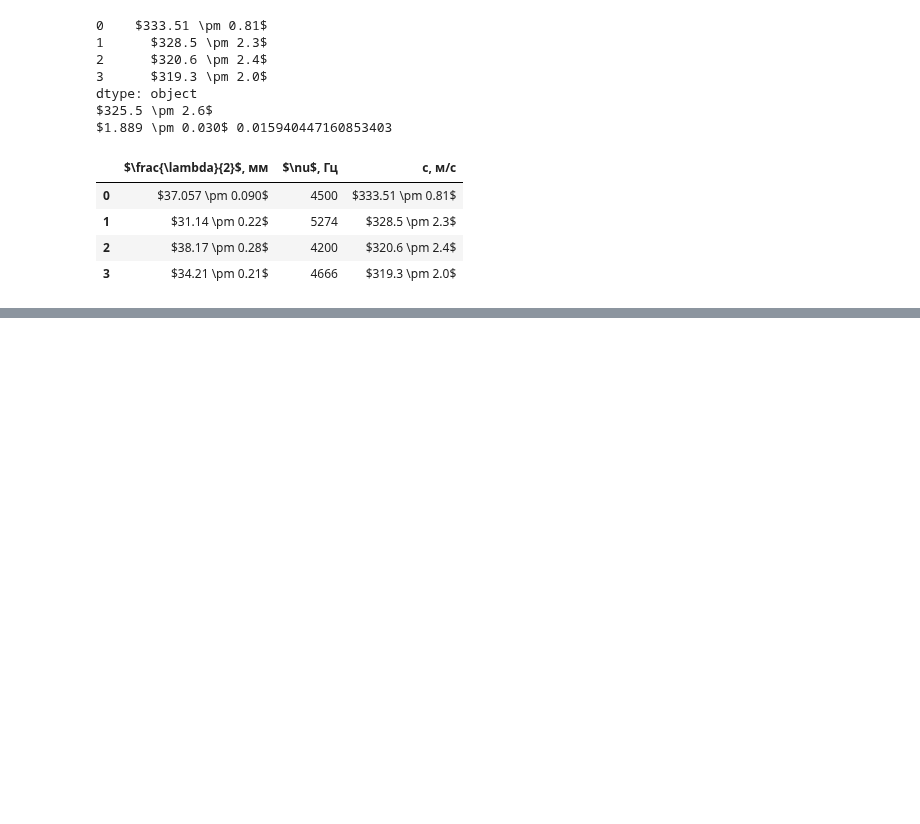
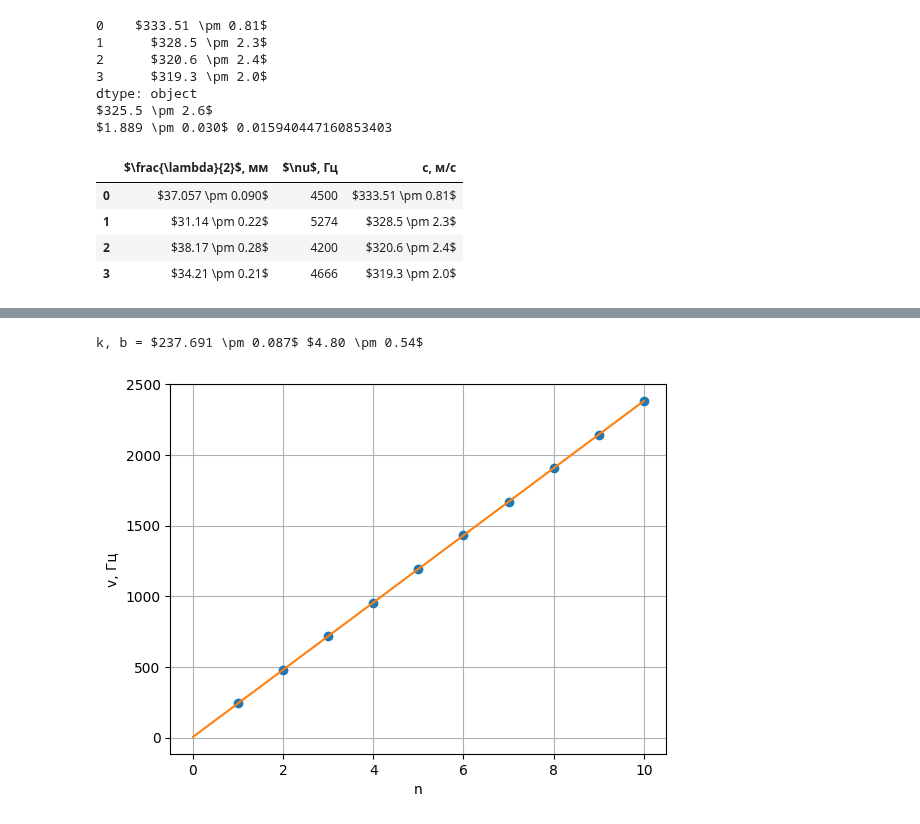
Before and after one commit to RedBrean/term2, a Jupyter notebook: labs/213.ipynb, the cells around one changed output, grey strips where cells are left out. Cells and saved outputs as stored; diff of their text form; code cells hidden in the pictures; blank space fills up the shorter version.

```diff
--- a/labs/213.ipynb
+++ b/labs/213.ipynb
@@ -425,0 +456,10 @@ data1
+# %%
+
+plt.xlabel("n")
+plt.ylabel("v, Гц")
+
+k3, _ = linearcalc(x_range, v3)
+plt.savefig("T3", dpi = 300)
+# %% [output]
+k, b = $237.691 \pm 0.087$ $4.80 \pm 0.54$
+[figure, added]
```
Also changed, not shown: parts of 6 cells of this notebook, 1 other file.
